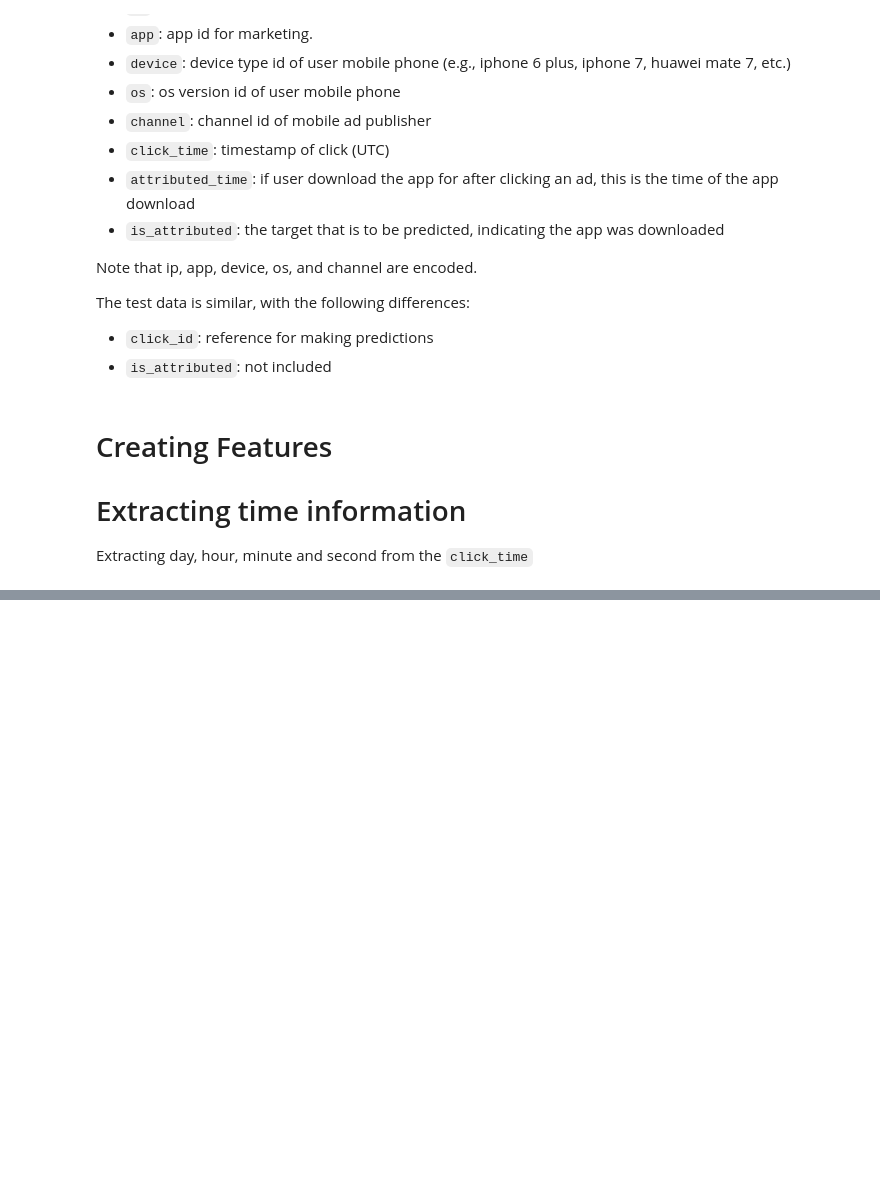
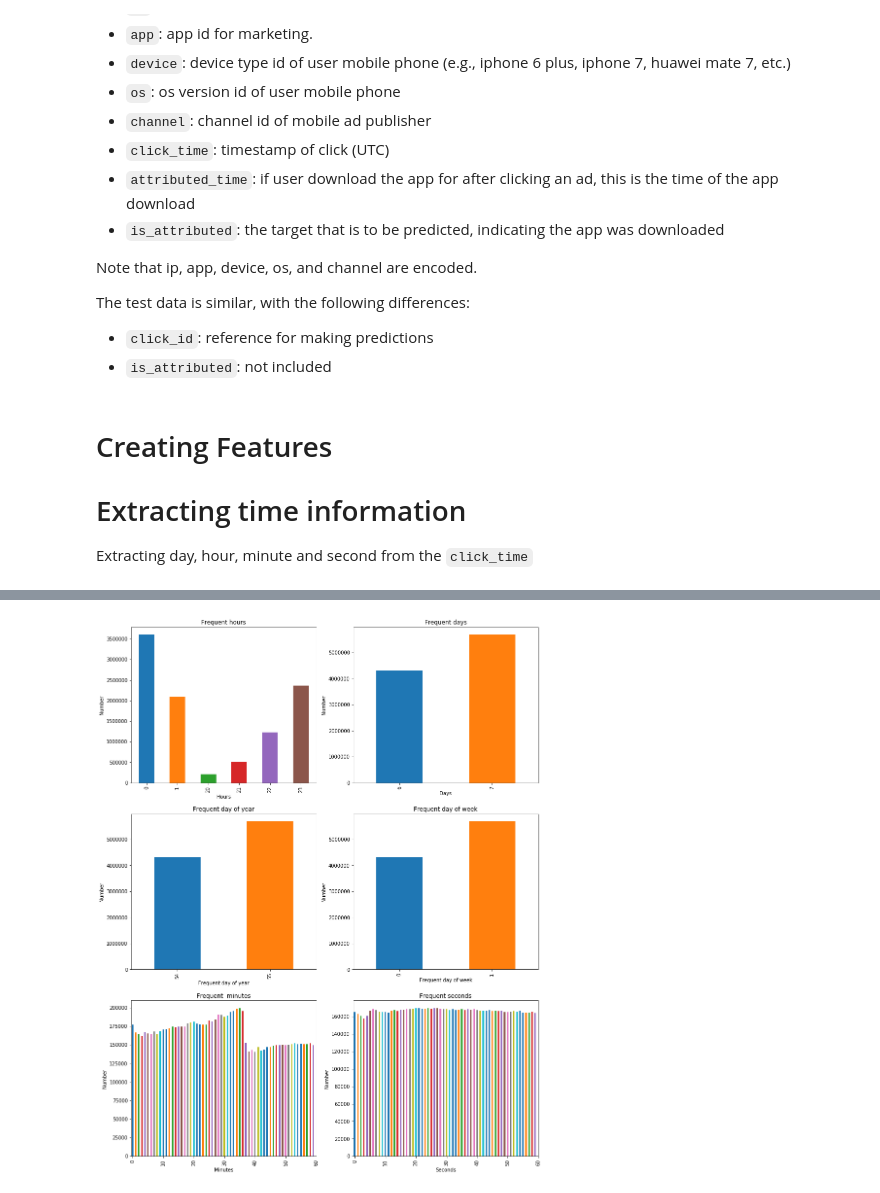
Before and after one commit to 181192/DAT158ML-Oblig02, a Jupyter notebook: Fraud Detection.ipynb, the cells around one changed output, grey strips where cells are left out. Drawn from its saved outputs; the diff is of its cells as text; code cells hidden in the pictures; blank space fills up the shorter version.

```diff
--- a/Fraud Detection.ipynb
+++ b/Fraud Detection.ipynb
@@ -98,0 +265,7 @@ X_train.head()
+# %%
+frequent_hour = X_train.hour.value_counts().sort_index()
+frequent_day = X_train.day.value_counts().sort_index()
+frequent_doy = X_train.doy.value_counts().sort_index()
+frequent_wday = X_train.wday.value_counts().sort_index()
+frequent_minute = X_train.minute.value_counts().sort_index()
+frequent_second = X_train.second.value_counts().sort_index()
@@ -98,0 +279,46 @@ X_train.head()
+# %%
+plt.figure(figsize=(15,20))
+
+plt.subplot(321)
+frequent_hour.plot(kind='bar')
+plt.title("Frequent hours")
+plt.xlabel("Hours")
+plt.ylabel("Number")
+
+plt.subplot(322)
+frequent_day.plot(kind='bar')
+plt.title("Frequent days")
+plt.xlabel("Days")
+plt.ylabel("Number")
+
+plt.subplot(323)
+frequent_doy.plot(kind='bar')
+plt.title("Frequent day of year")
+plt.xlabel("Frequent day of year")
+plt.ylabel("Number")
+
+plt.subplot(324)
+frequent_wday.plot(kind='bar')
+plt.title("Frequent day of week")
+plt.xlabel("Frequent day of week")
+plt.ylabel("Number")
+
+plt.subplot(325)
+frequent_minute.plot(kind='bar')
+plt.xticks(np.arange(0, 69, step=10), (0,10,20,30,40,50,60))
+plt.title("Frequent  minutes")
+plt.xlabel("Minutes")
+plt.ylabel("Number")
+
+plt.subplot(326)
+frequent_second.plot(kind='bar')
+plt.xticks(np.arange(0, 69, step=10), (0,10,20,30,40,50,60))
+plt.title("Frequent seconds")
+plt.xlabel("Seconds")
+plt.ylabel("Number")
+
+# Free up memory and call garbage collector
+del frequent_hour,frequent_day,frequent_doy,frequent_wday,frequent_minute,frequent_second
+gc.collect()
+# %% [output]
+[figure, added]
```
Also changed, not shown: parts of 10 cells of this notebook.
